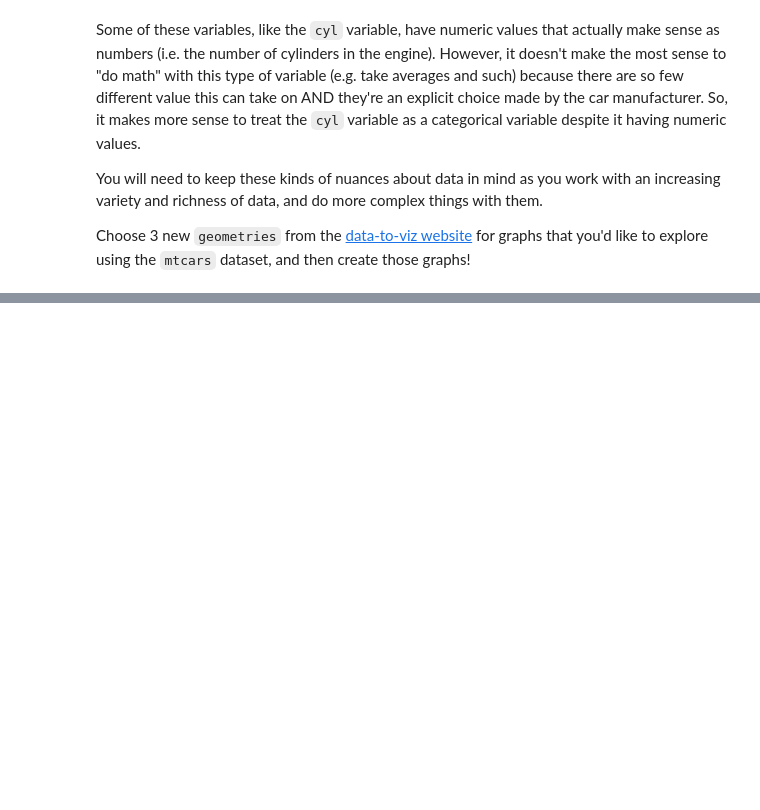
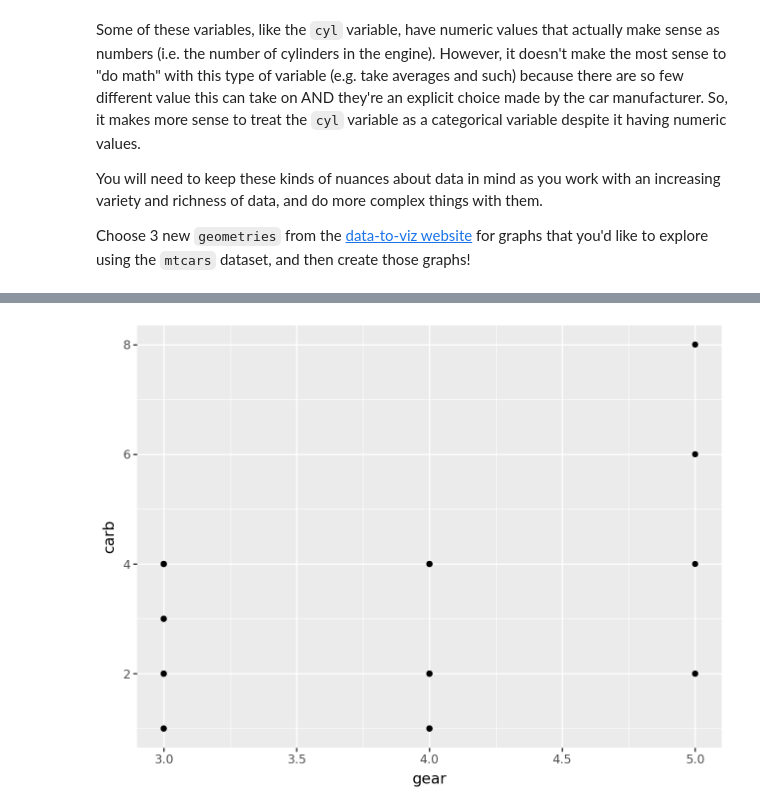
Before and after one commit to summerchurby/GSB-544, a Jupyter notebook: Introduction_to_Data_Viz_Using_mtcars_Dataset.ipynb, the cells around one changed output, grey strips where cells are left out. Drawn from its saved outputs; the diff is of its cells as text; code cells hidden in the pictures; blank space fills up the shorter version.

```diff
--- a/Introduction_to_Data_Viz_Using_mtcars_Dataset.ipynb
+++ b/Introduction_to_Data_Viz_Using_mtcars_Dataset.ipynb
@@ -120,2 +129,8 @@ Choose 3 new `geometries` from the [data-to-viz website](https://www.data-to-viz
 # %%
-# Create plot with first new geometry here
+# Create plot with second new geometry here
+
+(ggplot(df, aes(x = "gear", y = "carb")) +
+   geom_point()
+   )
+# %% [output]
+[figure, added]
```
Also changed, not shown: parts of 4 cells of this notebook.
